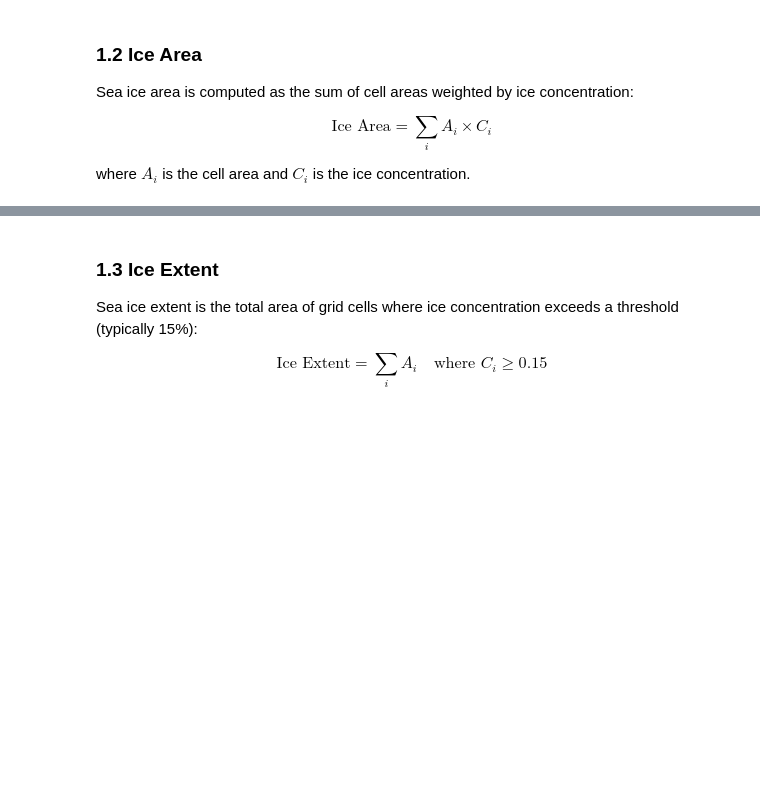
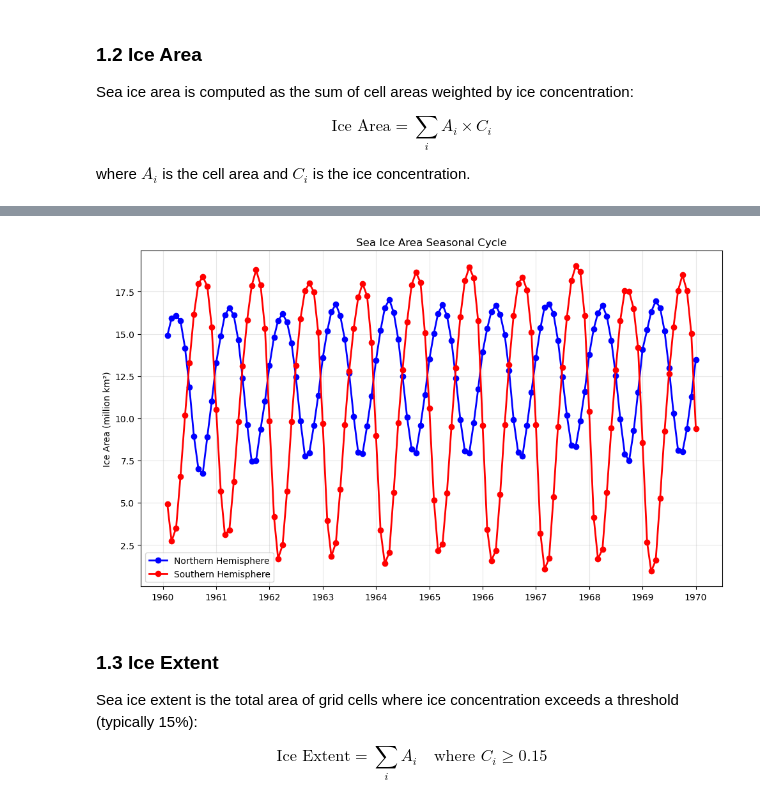
Before and after one commit to koldunovn/nereus, a Jupyter notebook: examples/diagnostics_demo.ipynb, the cells around one changed output, grey strips where cells are left out. Saved outputs shown, nothing was run; the diff lists cells and outputs as text; code cells hidden in the pictures; blank space fills up the shorter version.

```diff
--- a/examples/diagnostics_demo.ipynb
+++ b/examples/diagnostics_demo.ipynb
@@ -120,16 +149,8 @@ print(f"Global ice area (September): {ice_area_global[8]/1e12:.2f} million km²"
 nh_mask = lat > 0  # Northern Hemisphere
 sh_mask = lat < 0  # Southern Hemisphere
 
-ice_area_nh = []
-ice_area_sh = []
-
-for t in range(len(sic.time)):
-    sic_t = sic.isel(time=t).values
-    ice_area_nh.append(nr.ice_area(sic_t, area_surface, mask=nh_mask))
-    ice_area_sh.append(nr.ice_area(sic_t, area_surface, mask=sh_mask))
-
-ice_area_nh = np.array(ice_area_nh)
-ice_area_sh = np.array(ice_area_sh)
+ice_area_nh = nr.ice_area(sic, area_surface, mask=nh_mask).compute()
+ice_area_sh = nr.ice_area(sic, area_surface, mask=sh_mask).compute()
 
 print(f"\nNorthern Hemisphere:")
 print(f"  Maximum (March): {ice_area_nh.max()/1e12:.2f} million km²")
@@ -141,13 +170,15 @@ print(f"  Minimum (February): {ice_area_sh.min()/1e12:.2f} million km²")
 # %%
 
 fig, ax = plt.subplots(figsize=(10, 6))
 ax.plot(sic.time, ice_area_nh / 1e12, 'b-o', label='Northern Hemisphere', linewidth=2)
 ax.plot(sic.time, ice_area_sh / 1e12, 'r-o', label='Southern Hemisphere', linewidth=2)
 ax.set_ylabel('Ice Area (million km²)')
-ax.set_title('Sea Ice Area Seasonal Cycle (1958)')
+ax.set_title('Sea Ice Area Seasonal Cycle')
 ax.legend()
 ax.grid(True, alpha=0.3)
 plt.tight_layout()
+# %% [output]
+[figure, added]
 # %% [markdown]
 ### 1.3 Ice Extent
 
```
Also changed, not shown: parts of 41 cells of this notebook.
